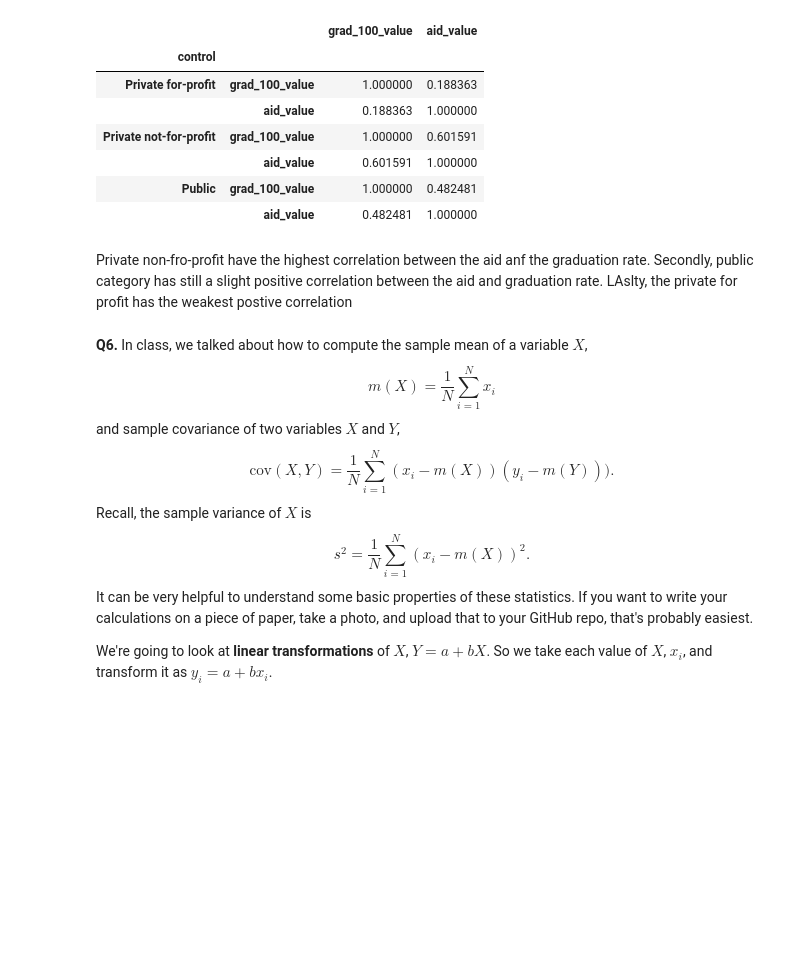
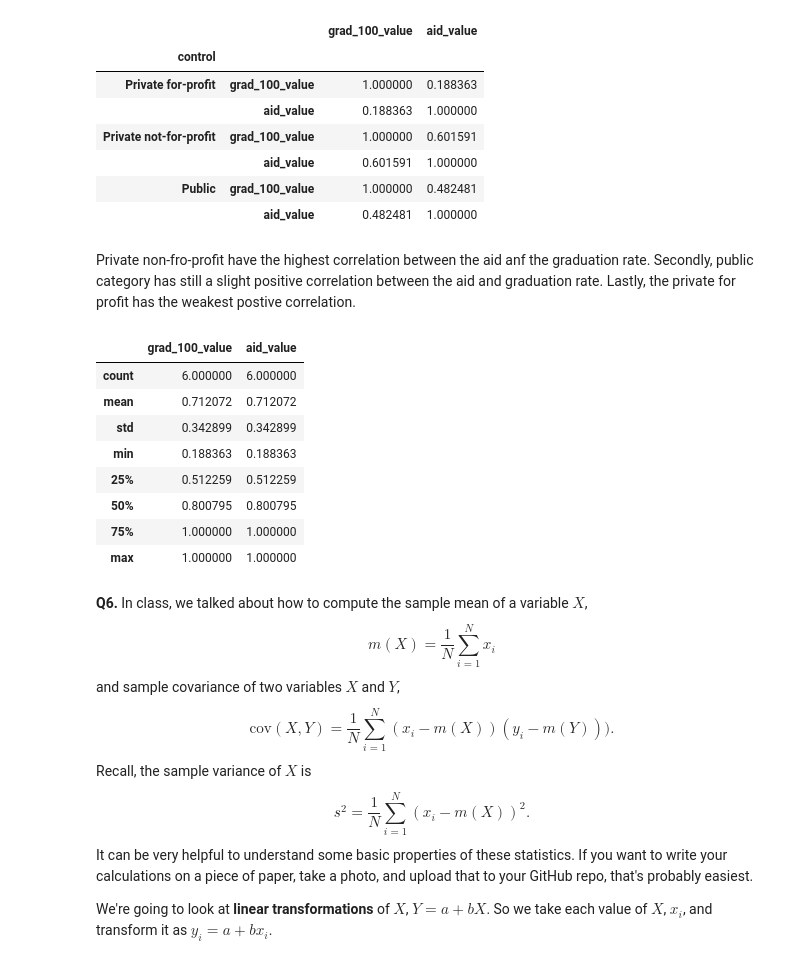
Before and after one commit to SafaaMahbub/undergrad_ml_assignments, a Jupyter notebook: 01_assignment_wrangling_and_eda.ipynb, the cells around one changed output. Cells and saved outputs as stored; diff of their text form; code cells hidden in the pictures; blank space fills up the shorter version.

```diff
--- a/01_assignment_wrangling_and_eda.ipynb
+++ b/01_assignment_wrangling_and_eda.ipynb
@@ -594,7 +606,19 @@ df.loc[:,['grad_100_value', 'aid_value', 'control']].groupby('control').corr()
 | Public | grad_100_value | 1.000000 | 0.482481 |
 |  | aid_value | 0.482481 | 1.000000 |
 # %% [markdown]
-Private non-fro-profit have the highest correlation between the aid anf the graduation rate. Secondly, public category has still a slight positive correlation between the aid and graduation rate. LAslty, the private for profit has the weakest postive correlation
+Private non-fro-profit have the highest correlation between the aid anf the graduation rate. Secondly, public category has still a slight positive correlation between the aid and graduation rate. Lastly, the private for profit has the weakest postive correlation.
+# %%
+df.loc[:,['grad_100_value', 'aid_value', 'control']].groupby('control').corr().describe()
+# %% [output]
+|  | grad_100_value | aid_value |
+| count | 6.000000 | 6.000000 |
+| mean | 0.712072 | 0.712072 |
+| std | 0.342899 | 0.342899 |
+| min | 0.188363 | 0.188363 |
+| 25% | 0.512259 | 0.512259 |
+| 50% | 0.800795 | 0.800795 |
+| 75% | 1.000000 | 1.000000 |
+| max | 1.000000 | 1.000000 |
 # %% [markdown]
 **Q6.** In class, we talked about how to compute the sample mean of a variable $X$,
 $$
```
Also changed, not shown: parts of 3 cells of this notebook.
